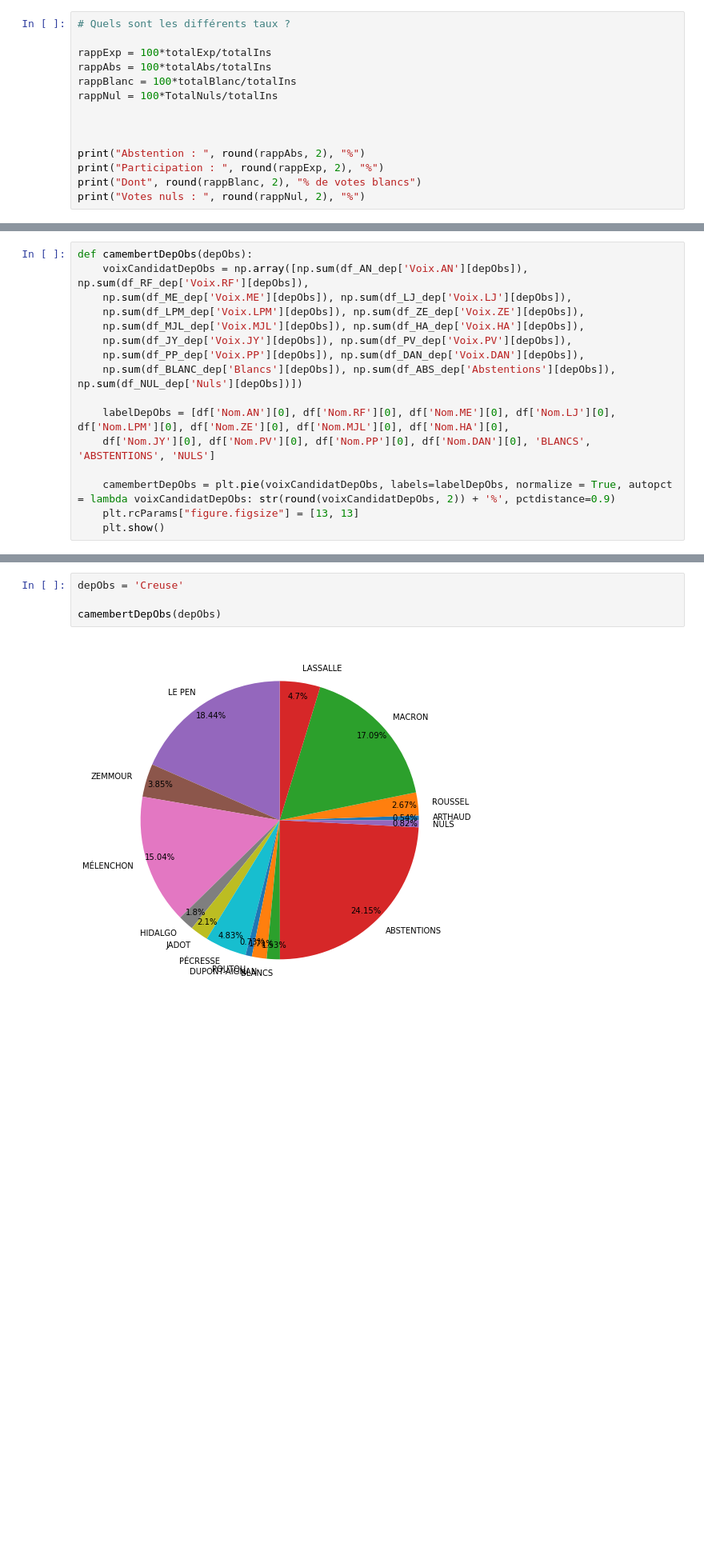
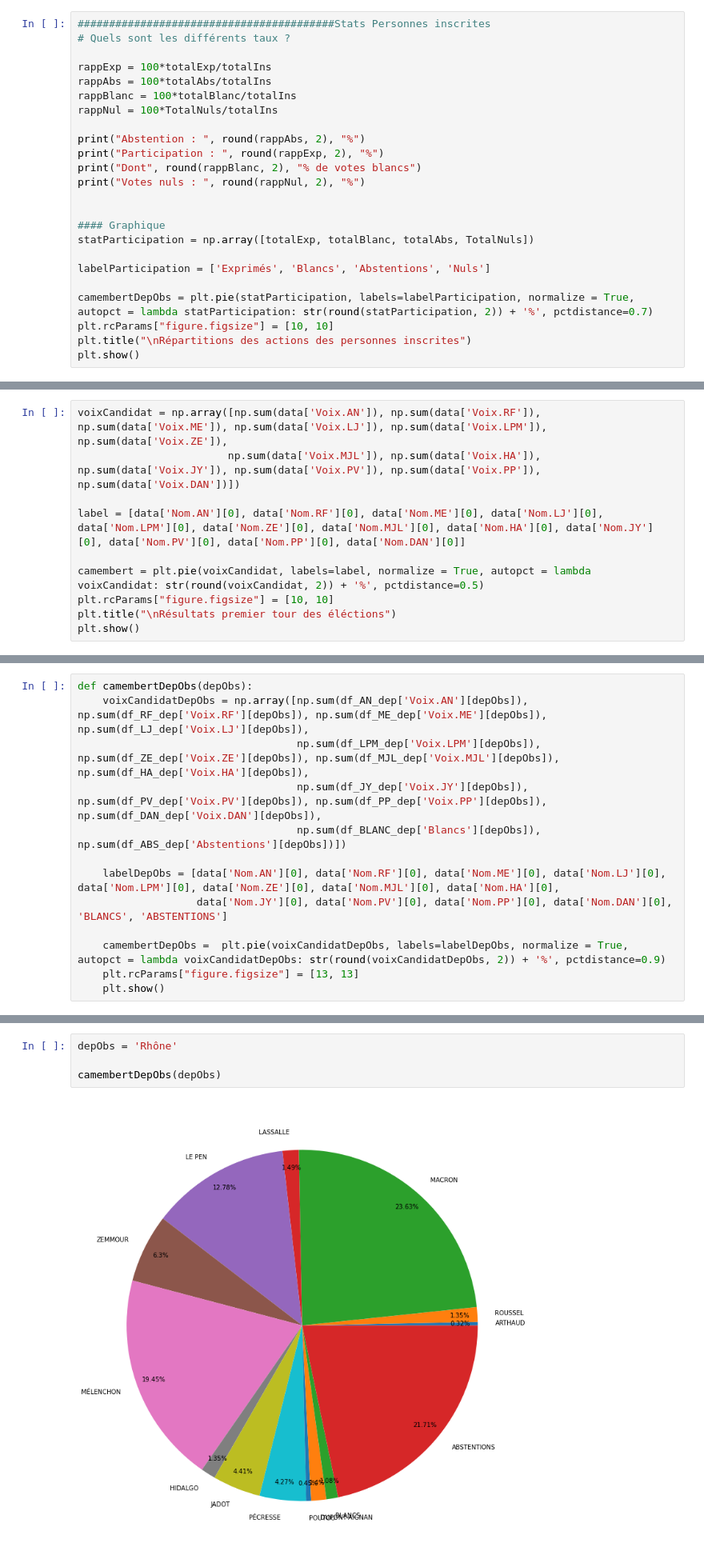
Before and after one commit to BaderEK/AnalyseDeDonnees, a Jupyter notebook: Groupe 2/Groupe 2/rendu.ipynb, the cells around one changed output, grey strips where cells are left out. Shown at 80% size. Saved outputs shown, nothing was run; the diff lists cells and outputs as text; blank space fills up the shorter version.

```diff
--- a/Groupe 2/Groupe 2/rendu.ipynb
+++ b/Groupe 2/Groupe 2/rendu.ipynb
@@ -73,4 +106,5 @@ Nombre de votes nuls :  247150
 # %%
+#########################################Stats Personnes inscrites
 # Quels sont les différents taux ?
 
 rappExp = 100*totalExp/totalIns
@@ -78,12 +112,21 @@ rappAbs = 100*totalAbs/totalIns
 rappBlanc = 100*totalBlanc/totalIns
 rappNul = 100*TotalNuls/totalIns
 
-
-
 print("Abstention : ", round(rappAbs, 2), "%")
 print("Participation : ", round(rappExp, 2), "%")
 print("Dont", round(rappBlanc, 2), "% de votes blancs")
 print("Votes nuls : ", round(rappNul, 2), "%")
+
+
+#### Graphique
+statParticipation = np.array([totalExp, totalBlanc, totalAbs, TotalNuls])
+
+labelParticipation = ['Exprimés', 'Blancs', 'Abstentions', 'Nuls']
+
+camembertDepObs = plt.pie(statParticipation, labels=labelParticipation, normalize = True, autopct = lambda statParticipation: str(round(statParticipation, 2)) + '%', pctdistance=0.7)
+plt.rcParams["figure.figsize"] = [10, 10]
+plt.title("\nRépartitions des actions des personnes inscrites")
+plt.show()
 # %% [output]
 Abstention :  26.31 %
 Participation :  72.07 %
@@ -97,0 +140,10 @@ Voyons les résultats des candidats par départements
+# %%
+voixCandidat = np.array([np.sum(data['Voix.AN']), np.sum(data['Voix.RF']), np.sum(data['Voix.ME']), np.sum(data['Voix.LJ']), np.sum(data['Voix.LPM']), np.sum(data['Voix.ZE']),
+                        np.sum(data['Voix.MJL']), np.sum(data['Voix.HA']), np.sum(data['Voix.JY']), np.sum(data['Voix.PV']), np.sum(data['Voix.PP']), np.sum(data['Voix.DAN'])])
+
+label = [data['Nom.AN'][0], data['Nom.RF'][0], data['Nom.ME'][0], data['Nom.LJ'][0], data['Nom.LPM'][0], data['Nom.ZE'][0], data['Nom.MJL'][0], data['Nom.HA'][0], data['Nom.JY'][0], data['Nom.PV'][0], data['Nom.PP'][0], data['Nom.DAN'][0]]
+
+camembert = plt.pie(voixCandidat, labels=label, normalize = True, autopct = lambda voixCandidat: str(round(voixCandidat, 2)) + '%', pctdistance=0.5)
+plt.rcParams["figure.figsize"] = [10, 10]
+plt.title("\nRésultats premier tour des éléctions")
+plt.show()
@@ -170,17 +180,14 @@ dftemp
 On va créer la fonction qui donne un camembert des résultats en fonction du département :
 # %%
 def camembertDepObs(depObs):
-    voixCandidatDepObs = np.array([np.sum(df_AN_dep['Voix.AN'][depObs]), np.sum(df_RF_dep['Voix.RF'][depObs]),
-    np.sum(df_ME_dep['Voix.ME'][depObs]), np.sum(df_LJ_dep['Voix.LJ'][depObs]),
-    np.sum(df_LPM_dep['Voix.LPM'][depObs]), np.sum(df_ZE_dep['Voix.ZE'][depObs]),
-    np.sum(df_MJL_dep['Voix.MJL'][depObs]), np.sum(df_HA_dep['Voix.HA'][depObs]),
-    np.sum(df_JY_dep['Voix.JY'][depObs]), np.sum(df_PV_dep['Voix.PV'][depObs]),
-    np.sum(df_PP_dep['Voix.PP'][depObs]), np.sum(df_DAN_dep['Voix.DAN'][depObs]),
-    np.sum(df_BLANC_dep['Blancs'][depObs]), np.sum(df_ABS_dep['Abstentions'][depObs]), np.sum(df_NUL_dep['Nuls'][depObs])])
+    voixCandidatDepObs = np.array([np.sum(df_AN_dep['Voix.AN'][depObs]), np.sum(df_RF_dep['Voix.RF'][depObs]), np.sum(df_ME_dep['Voix.ME'][depObs]), np.sum(df_LJ_dep['Voix.LJ'][depObs]),
+                                   np.sum(df_LPM_dep['Voix.LPM'][depObs]), np.sum(df_ZE_dep['Voix.ZE'][depObs]), np.sum(df_MJL_dep['Voix.MJL'][depObs]), np.sum(df_HA_dep['Voix.HA'][depObs]),
+                                   np.sum(df_JY_dep['Voix.JY'][depObs]), np.sum(df_PV_dep['Voix.PV'][depObs]), np.sum(df_PP_dep['Voix.PP'][depObs]), np.sum(df_DAN_dep['Voix.DAN'][depObs]),
+                                   np.sum(df_BLANC_dep['Blancs'][depObs]), np.sum(df_ABS_dep['Abstentions'][depObs])])
 
-    labelDepObs = [df['Nom.AN'][0], df['Nom.RF'][0], df['Nom.ME'][0], df['Nom.LJ'][0], df['Nom.LPM'][0], df['Nom.ZE'][0], df['Nom.MJL'][0], df['Nom.HA'][0],
-    df['Nom.JY'][0], df['Nom.PV'][0], df['Nom.PP'][0], df['Nom.DAN'][0], 'BLANCS', 'ABSTENTIONS', 'NULS']
+    labelDepObs = [data['Nom.AN'][0], data['Nom.RF'][0], data['Nom.ME'][0], data['Nom.LJ'][0], data['Nom.LPM'][0], data['Nom.ZE'][0], data['Nom.MJL'][0], data['Nom.HA'][0],
+                   data['Nom.JY'][0], data['Nom.PV'][0], data['Nom.PP'][0], data['Nom.DAN'][0], 'BLANCS', 'ABSTENTIONS']
 
-    camembertDepObs = plt.pie(voixCandidatDepObs, labels=labelDepObs, normalize = True, autopct = lambda voixCandidatDepObs: str(round(voixCandidatDepObs, 2)) + '%', pctdistance=0.9)
+    camembertDepObs =  plt.pie(voixCandidatDepObs, labels=labelDepObs, normalize = True, autopct = lambda voixCandidatDepObs: str(round(voixCandidatDepObs, 2)) + '%', pctdistance=0.9)
     plt.rcParams["figure.figsize"] = [13, 13]
     plt.show()
@@ -187,6 +197,6 @@ def camembertDepObs(depObs):
 # %%
-depObs = 'Creuse'
+depObs = 'Rhône'
 
 camembertDepObs(depObs)
 # %% [output]
-[figure, old version]
+[figure, new version]
```
Also changed, not shown: parts of 41 cells of this notebook.
